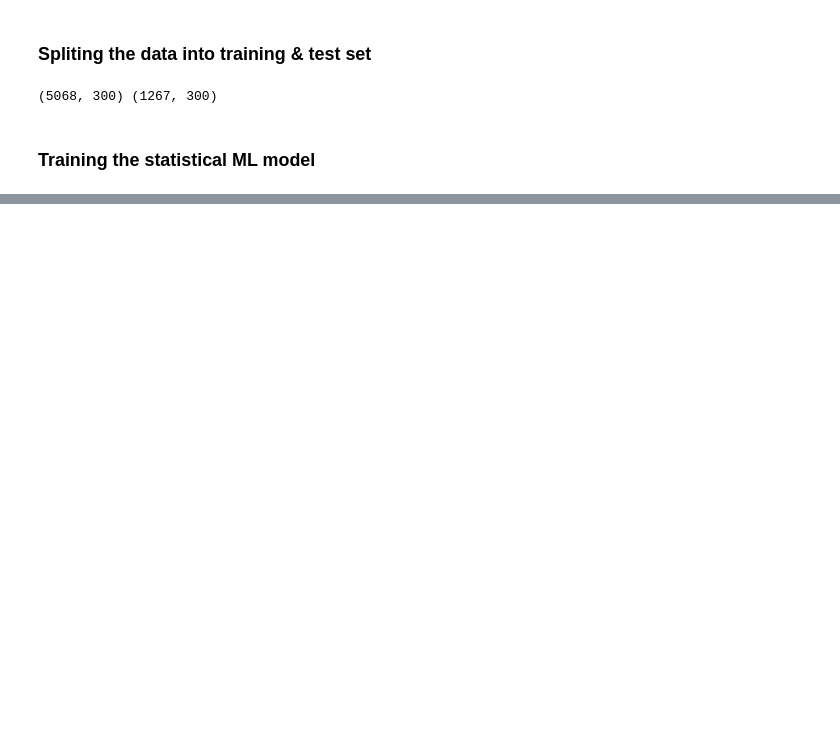
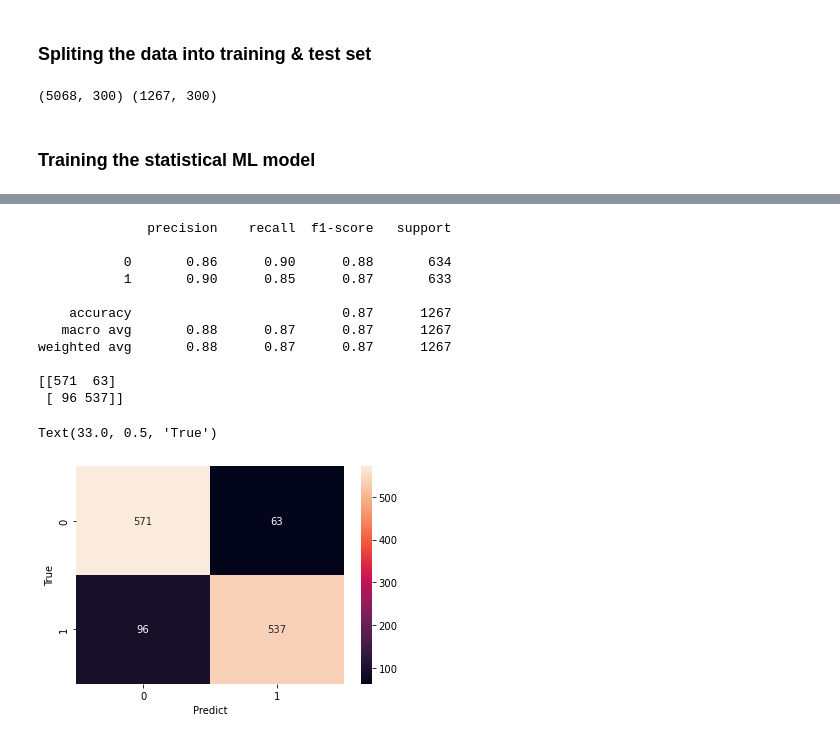
Before and after one commit to ivanamati/NLP.Fake_News_Classifier, a Jupyter notebook: fake_news_gensim_classifier.ipynb, the cells around one changed output, grey strips where cells are left out. Saved outputs shown, nothing was run; the diff lists cells and outputs as text; code cells hidden in the pictures; blank space fills up the shorter version.

```diff
--- a/fake_news_gensim_classifier.ipynb
+++ b/fake_news_gensim_classifier.ipynb
@@ -114,0 +142,29 @@ linear_model.fit(X_train_2d, y_train)
+# %%
+randomf_model = RandomForestClassifier()
+
+randomf_model.fit(X_train_2d, y_train)
+
+y_pred = randomf_model.predict(X_test_2d)
+
+print(classification_report(y_test,y_pred))
+
+cm = confusion_matrix(y_test,y_pred)
+print(cm)
+
+sns.heatmap(cm, annot=True, fmt='d')
+plt.xlabel('Predict')
+plt.ylabel('True')
+# %% [output]
+              precision    recall  f1-score   support
+
+           0       0.86      0.90      0.88       634
+           1       0.90      0.85      0.87       633
+
+    accuracy                           0.87      1267
+   macro avg       0.88      0.87      0.87      1267
+weighted avg       0.88      0.87      0.87      1267
+
+[[571  63]
+ [ 96 537]]
+Text(33.0, 0.5, 'True')
+[figure, added]
```
Also changed, not shown: parts of 3 cells of this notebook, 2 other files.
